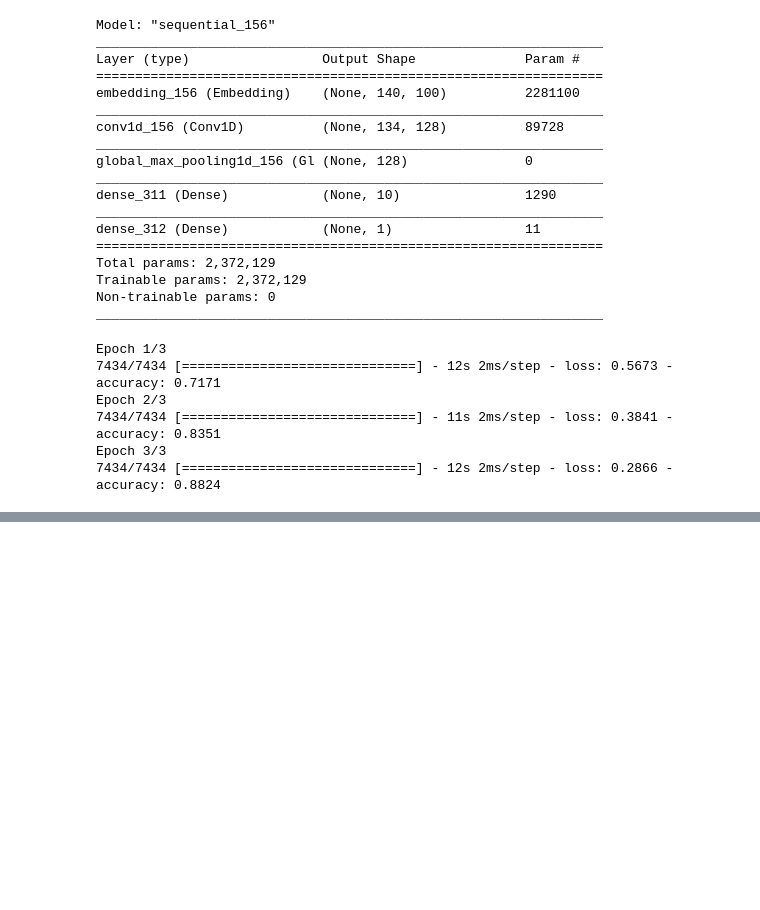
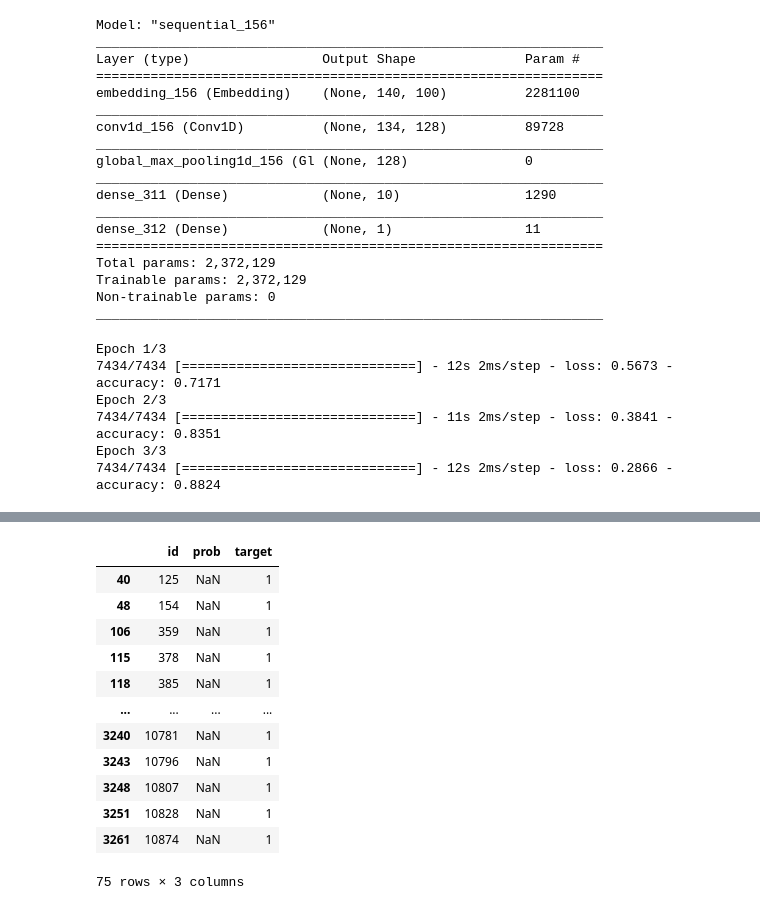
Before and after one commit to milemarchese/OrganizacionDeDatos, a Jupyter notebook: TP2/Modelos Mauro.ipynb, the cells around one changed output, grey strips where cells are left out. Drawn from its saved outputs; the diff is of its cells as text; code cells hidden in the pictures; blank space fills up the shorter version.

Commit message:
Se añade intento de nuestros features con la conv ->
no anda

Also: se ordena un poco el notebook y dejo los modelos viejos en otro

```diff
--- a/TP2/Modelos Mauro.ipynb
+++ b/TP2/Modelos Mauro.ipynb
@@ -952,0 +819,3 @@ submission1.to_csv("submit_prueba_13.csv", index=False)
+# %%
+model = create_conv1d()
+model.summary()
@@ -952,0 +840,10 @@ submission1.to_csv("submit_prueba_13.csv", index=False)
+# %%
+callback = EarlyStopping(monitor = 'val_loss', patience = 1, verbose=1)
+
+history = model.fit([x_train,x_train_features], y_train,
+                    epochs=2,
+                    verbose=1,
+                    #validation_data=(x_test, y_test),
+                    #validation_split=0.2,
+                    batch_size=88,
+                    callbacks = [callback])
@@ -952,0 +855,15 @@ submission1.to_csv("submit_prueba_13.csv", index=False)
+# %%
+#test = pd.read_csv('test.csv')
+test_kagle = test[['id','text']]
+
+x_test_kagle = test['text'].values
+x_test_kagle = tokenizer.texts_to_sequences(x_test_kagle)
+x_test_kagle = pad_sequences(x_test_kagle, padding='post', maxlen=maxlen)
+
+
+x_test_features = features.transform(basic_features_test)
+# %%
+submission1 = pd.DataFrame()
+submission1['id'] = test_kagle['id']
+submission1['prob'] = model.predict([x_test_kagle,x_test_features])
+submission1['target'] = submission1['prob'].apply(lambda x: 0 if x < .5 else 1)
@@ -952,0 +873,16 @@ submission1.to_csv("submit_prueba_13.csv", index=False)
+# %%
+submission1[submission1['prob'].isnull()]
+# %% [output]
+|  | id | prob | target |
+| 40 | 125 | NaN | 1 |
+| 48 | 154 | NaN | 1 |
+| 106 | 359 | NaN | 1 |
+| 115 | 378 | NaN | 1 |
+| 118 | 385 | NaN | 1 |
+| ... | ... | ... | ... |
+| 3240 | 10781 | NaN | 1 |
+| 3243 | 10796 | NaN | 1 |
+| 3248 | 10807 | NaN | 1 |
+| 3251 | 10828 | NaN | 1 |
+| 3261 | 10874 | NaN | 1 |
+75 rows × 3 columns
```
Also changed, not shown: parts of 35 cells of this notebook, 14 other files.
